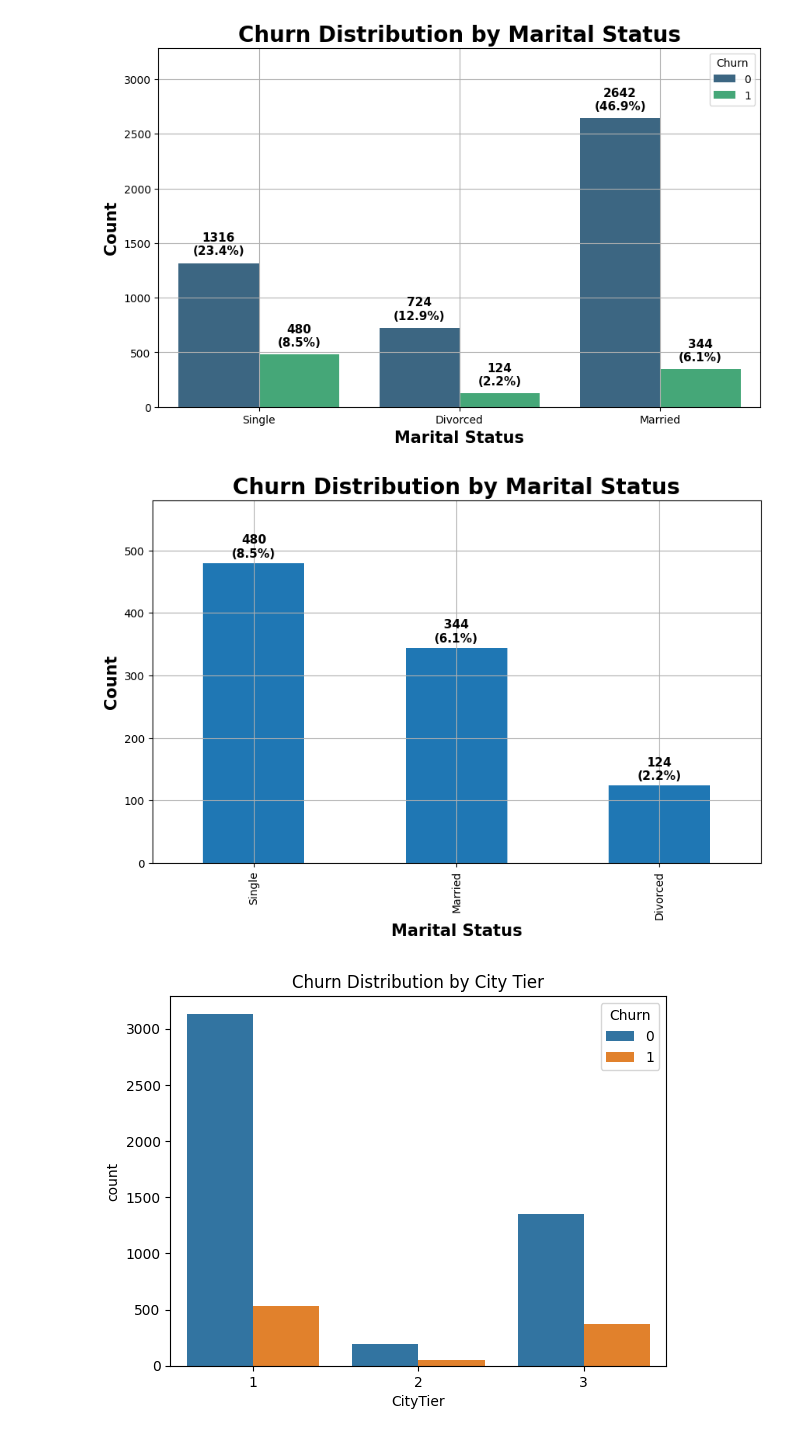
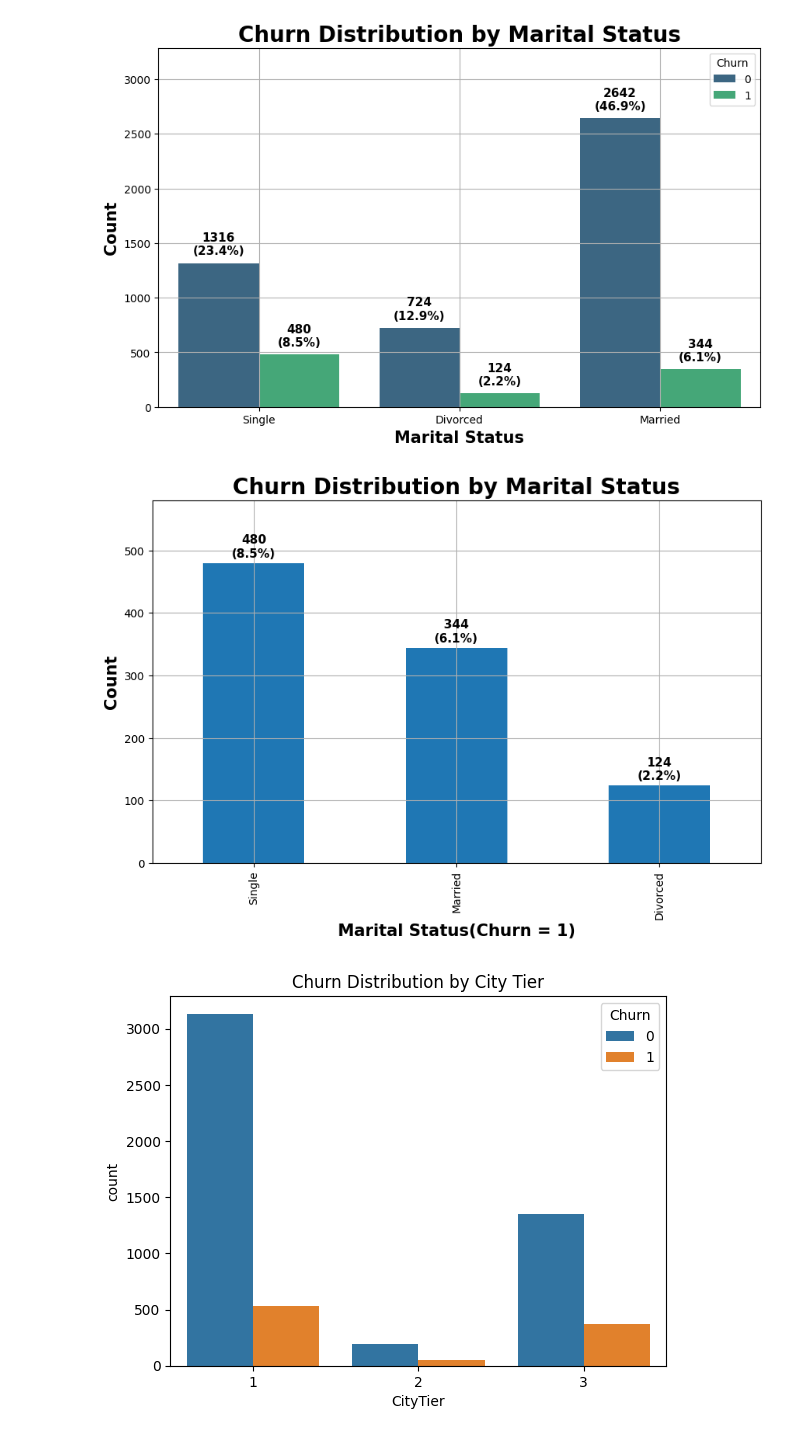
Before and after one commit to shivamtyagi577/E-commerce-Customer-End-to-End-Churn, a Jupyter notebook: Customer_Churn_Analysis_E_Commerce.ipynb, the cells around one changed output. Cells and saved outputs as stored; diff of their text form; code cells hidden in the pictures.

```diff
--- a/Customer_Churn_Analysis_E_Commerce.ipynb
+++ b/Customer_Churn_Analysis_E_Commerce.ipynb
@@ -359,7 +359,7 @@ Your churn rate is approximately 17%. In the world of machine learning:
 * **Majority Class: No Churn (0)**
 # %%
 plt.figure(figsize=(8, 5))
-ax = sns.countplot(data=df, x='Churn')
+ax = sns.countplot(data=df, x='Churn', palette='viridis', legend=False, hue='Churn')
 
 # Calculate percentages and add labels
 total = len(df['Churn'])
@@ -371,5 +371,6 @@ for p in ax.patches:
 
 plt.title('Churn Distribution with Percentages', fontsize=15)
 plt.ylim(0, 5500) # Give some extra room at the top for labels
+plt.grid()
 plt.show()
 # %% [output]
@@ -712,35 +713,35 @@ ax=marital_churn[1].sort_values(ascending=False).plot(kind='bar')
 
 #Calculate the total number of data points
 total = len(df)
 
 #Iterate through the bars(patches)
 for p in ax.patches:
   height = p.get_height()
 
   if height > 0:
     #Calculate percentage
     percentage = f'{100 * height/total:.1f}%'
 
     #Position logic
     x = p.get_x() + p.get_width() / 2
     y = height + (total * 0.001) # Slightly higher offset for bold text
 
     #Annotate: Count and Percentage
     ax.annotate(f'{int(height)}\n({percentage})',
                 (x,y),
                 ha='center',
                 va='bottom',
                 fontsize=11,
                 fontweight='bold')
 
 plt.title('Churn Distribution by Marital Status', fontsize=20, fontweight='bold')
 plt.ylim(0, df.loc[df['Churn']==1,'MaritalStatus'].value_counts().max() + 100)
 plt.ylabel('Count', fontsize=15, fontweight='bold')
-plt.xlabel('Marital Status', fontsize=15, fontweight='bold')
+plt.xlabel('Marital Status(Churn = 1)', fontsize=15, fontweight='bold')
 plt.grid()
 plt.show()
 # %% [output]
-[figure, old version]
+[figure, new version]
 # %%
 sns.countplot(data=df, x='CityTier', hue='Churn')
 plt.title('Churn Distribution by City Tier')
```
Also changed, not shown: parts of 13 cells of this notebook.
